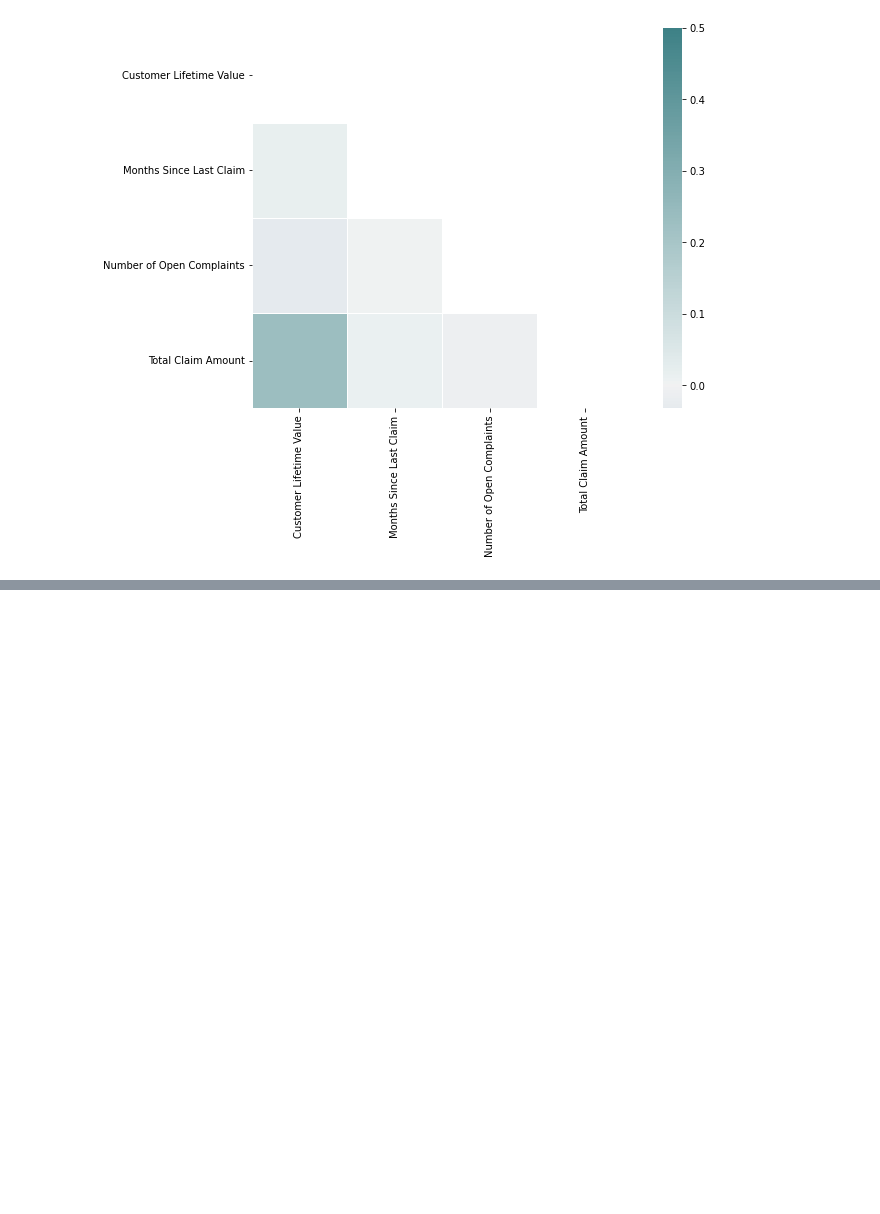
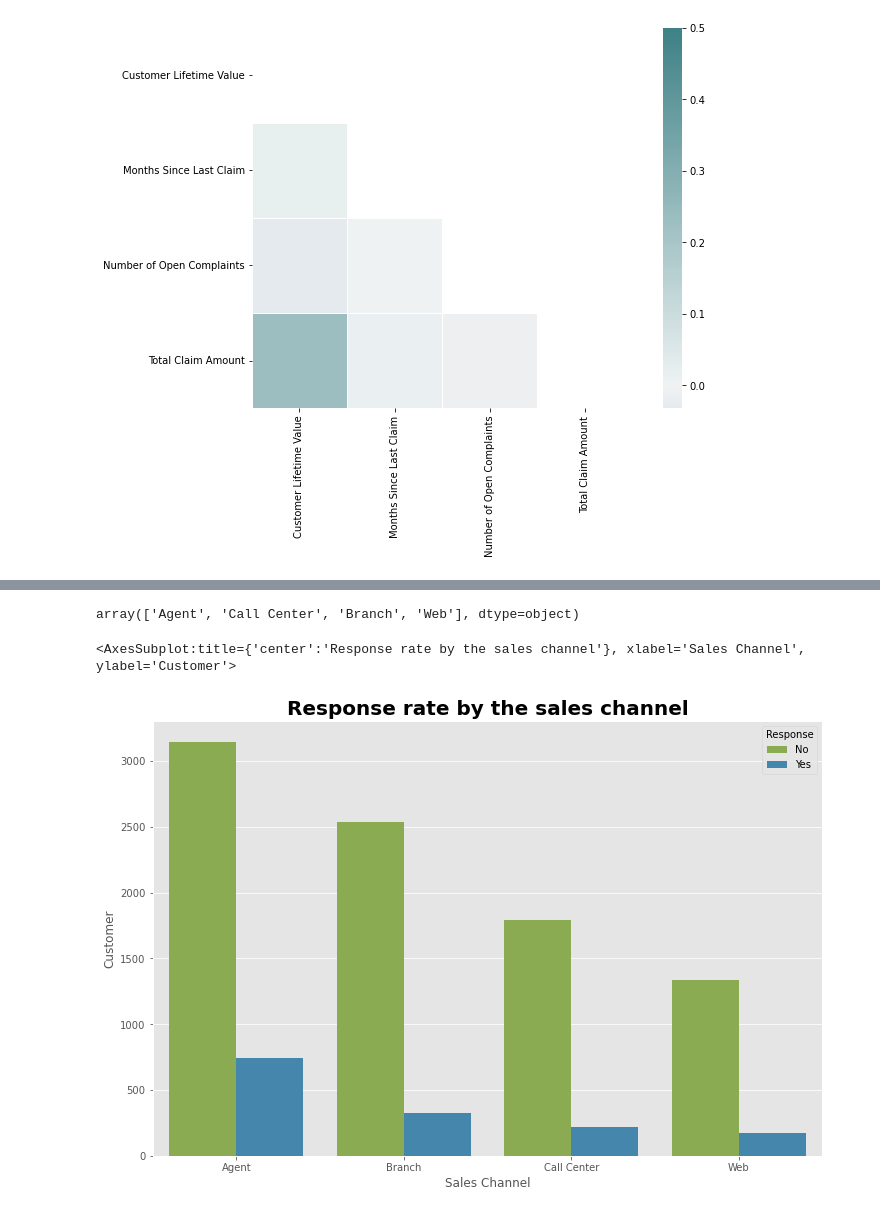
Before and after one commit to BarbaraC1983/Case-Study-1, a Jupyter notebook: Customer_Analysis_Case_Study/case1_data_plotting.ipynb, the cells around one changed output, grey strips where cells are left out. Cells and saved outputs as stored; diff of their text form; code cells hidden in the pictures; blank space fills up the shorter version.

```diff
--- a/Customer_Analysis_Case_Study/case1_data_plotting.ipynb
+++ b/Customer_Analysis_Case_Study/case1_data_plotting.ipynb
@@ -224,0 +268,4 @@ sns.heatmap(corr, mask=mask, cmap=cmap, vmax= .5, center=0, square=True, linewid
+# %%
+## group by channel to find importance of outreach method
+response_rate = customer_df.groupby(['Sales Channel','Response'])['Customer'].count().reset_index()
+response_rate  #responses grouped by sales channel, customer per count
@@ -224,0 +282,17 @@ sns.heatmap(corr, mask=mask, cmap=cmap, vmax= .5, center=0, square=True, linewid
+# %%
+#Show a plot of the response rate by the sales channel.
+customer_df['Sales Channel'].unique()
+# %% [output]
+array(['Agent', 'Call Center', 'Branch', 'Web'], dtype=object)
+# %%
+#Shows response rate by sales channel
+
+sns.color_palette("husl",7) #set theme
+palette_used = {"Yes": "C1", "No": "C19"} # chooses colours
+fig6, ax6 = plt.subplots(figsize = (12,8))
+ax6.set_title('Response rate by the sales channel', size='20', fontweight='bold')
+
+sns.barplot(x = response_rate['Sales Channel'], y = response_rate['Customer'], hue = response_rate['Response'], ax = ax6, palette=palette_used)
+# %% [output]
+<AxesSubplot:title={'center':'Response rate by the sales channel'}, xlabel='Sales Channel', ylabel='Customer'>
+[figure, added]
```
Also changed, not shown: parts of 33 cells of this notebook.
